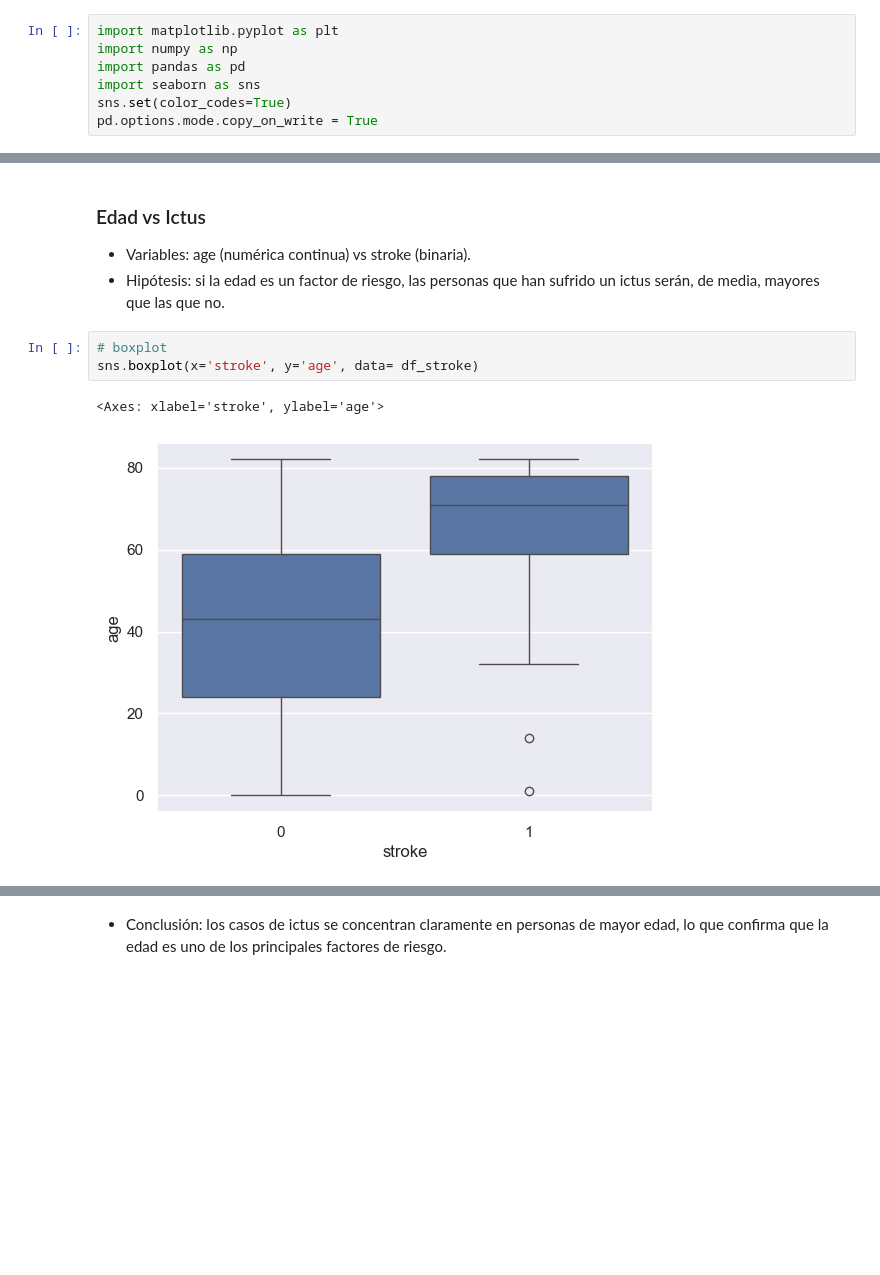
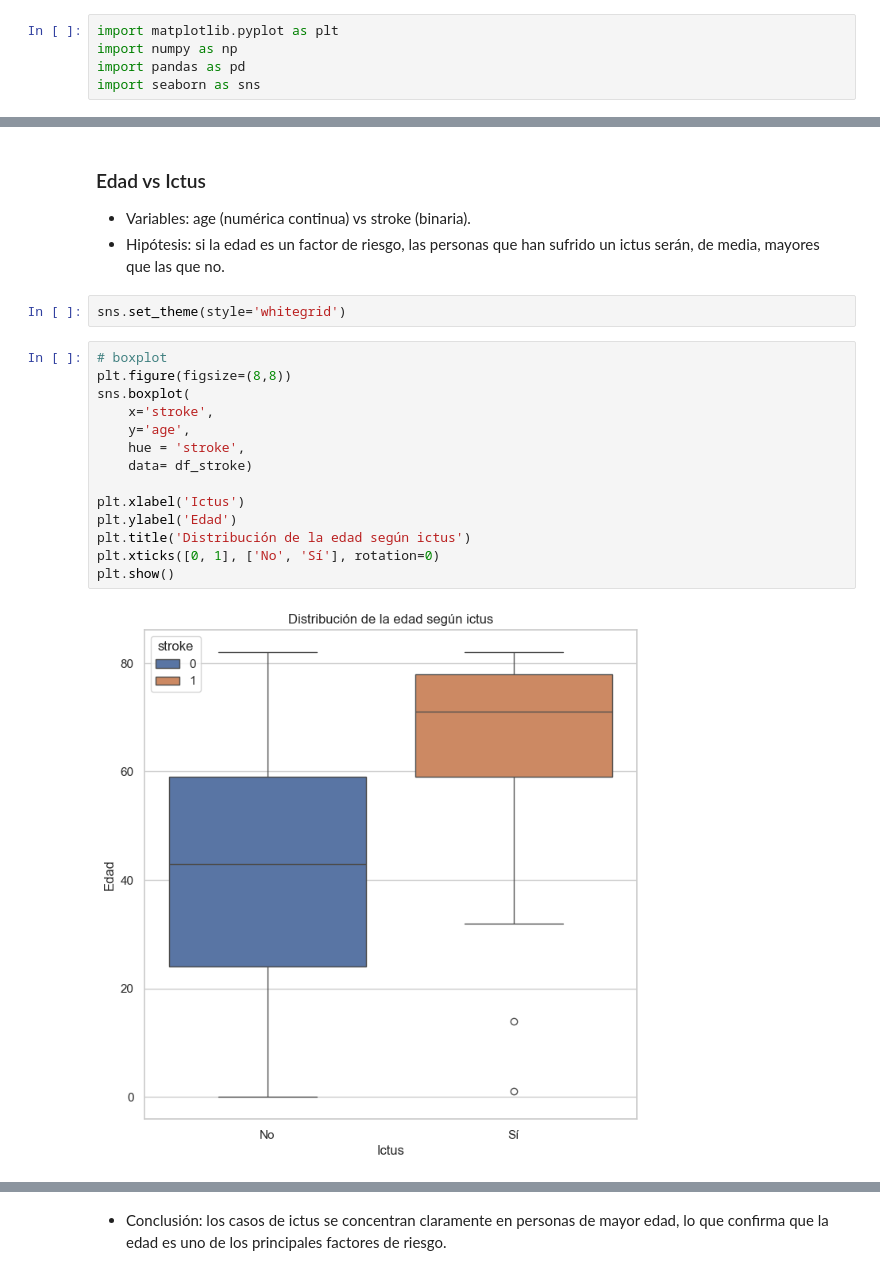
Before and after one commit to eleacos/EDA_Stroke_Prediction, a Jupyter notebook: src/notebooks/notebook-eda-inicial.ipynb, the cells around one changed output, grey strips where cells are left out. Cells and saved outputs as stored; diff of their text form; blank space fills up the shorter version.

```diff
--- a/src/notebooks/notebook-eda-inicial.ipynb
+++ b/src/notebooks/notebook-eda-inicial.ipynb
@@ -333,8 +333,6 @@ import matplotlib.pyplot as plt
 import numpy as np
 import pandas as pd
 import seaborn as sns
-sns.set(color_codes=True)
-pd.options.mode.copy_on_write = True
 # %% [markdown]
 Comparamos siempre con stroke (variable directora), que es una variable categórica binaria:
 - stroke = 0 → no ocurrencia de ictus
@@ -343,9 +341,21 @@ Comparamos siempre con stroke (variable directora), que es una variable categór
 ### Edad vs Ictus
 - Variables: age (numérica continua) vs stroke (binaria).
 - Hipótesis: si la edad es un factor de riesgo, las personas que han sufrido un ictus serán, de media, mayores que las que no.
+# %%
+sns.set_theme(style='whitegrid')
 # %%
 # boxplot
-sns.boxplot(x='stroke', y='age', data= df_stroke)
+plt.figure(figsize=(8,8))
+sns.boxplot(
+    x='stroke',
+    y='age',
+    hue = 'stroke',
+    data= df_stroke)
+
+plt.xlabel('Ictus')
+plt.ylabel('Edad')
+plt.title('Distribución de la edad según ictus')
+plt.xticks([0, 1], ['No', 'Sí'], rotation=0)
+plt.show()
 # %% [output]
-<Axes: xlabel='stroke', ylabel='age'>
-[figure, old version]
+[figure, new version]
```
Also changed, not shown: parts of 6 cells of this notebook.
